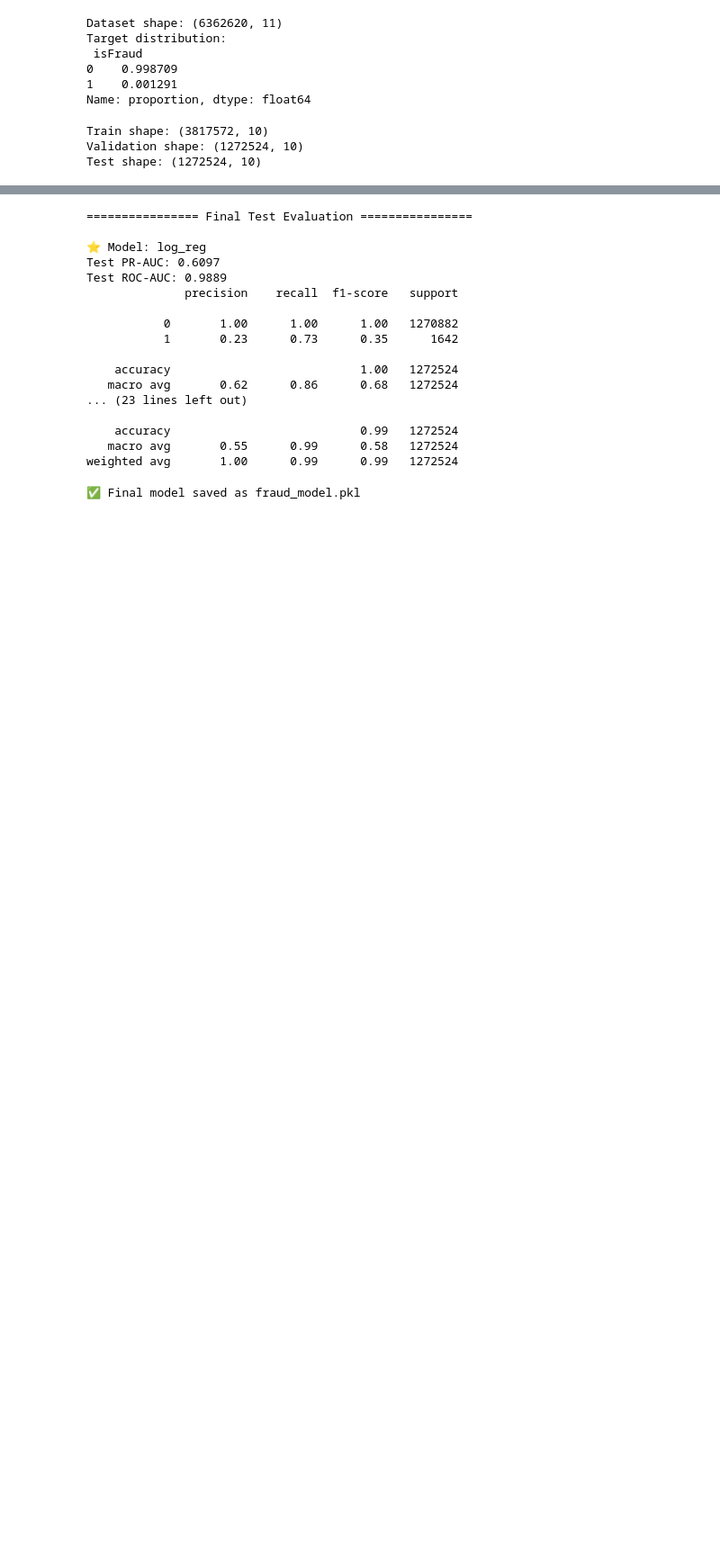
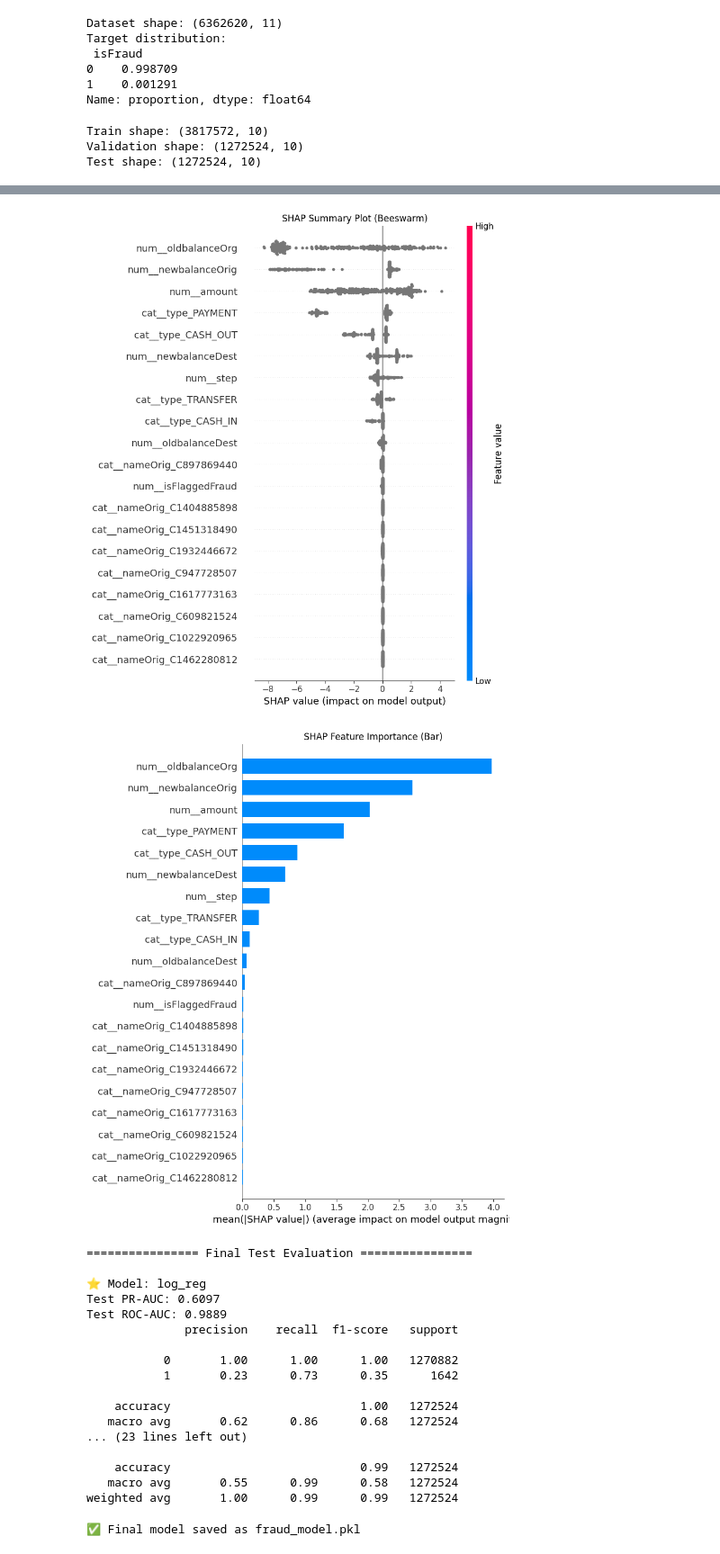
Before and after one commit to Rushi6139/RetouchIT-ML-AI-Technical-Assessment, a Jupyter notebook: fraud_model_training.ipynb, the cells around one changed output, grey strips where cells are left out. Shown: that part at 90% size. Saved outputs shown, nothing was run; the diff lists cells and outputs as text; code cells hidden in the pictures; blank space fills up the shorter version.

```diff
--- a/fraud_model_training.ipynb
+++ b/fraud_model_training.ipynb
@@ -192,3 +212,34 @@ Val ROC-AUC: 0.9978
+# %%
+import shap
+import matplotlib.pyplot as plt
+
+# 2. Load the final saved model
+model = joblib.load(r"C:\Users\user\Documents\GitHub\RetouchIT-ML-AI-Technical-Assessment\fraud_model.pkl")
+
+# 3. Take a small subset of test set to avoid memory issues
+X_test_sample = X_test.sample(n=300, random_state=42)
+
+# 4. Preprocess using pipeline
+X_test_transformed = model.named_steps["preprocessor"].transform(X_test_sample)
+clf = model.named_steps["classifier"]
+
+# 5. Create SHAP explainer
+explainer = shap.TreeExplainer(clf)
+shap_values = explainer.shap_values(X_test_transformed)
+
+# 6. Get feature names from preprocessor
+feature_names = model.named_steps["preprocessor"].get_feature_names_out()
+
+# 7. SHAP Summary Beeswarm Plot
+plt.title("SHAP Summary Plot (Beeswarm)")
+shap.summary_plot(shap_values, X_test_transformed, feature_names=feature_names)
+
+# 8. SHAP Summary Bar Plot
+plt.title("SHAP Feature Importance (Bar)")
+shap.summary_plot(shap_values, X_test_transformed, feature_names=feature_names, plot_type="bar")
+# %% [output]
+[figure, added]
+[figure, added]
 # %%
 # 8. Final Test Evaluation
 # =============================================== ======
```
Also changed, not shown: parts of 4 cells of this notebook, 1 other file.
